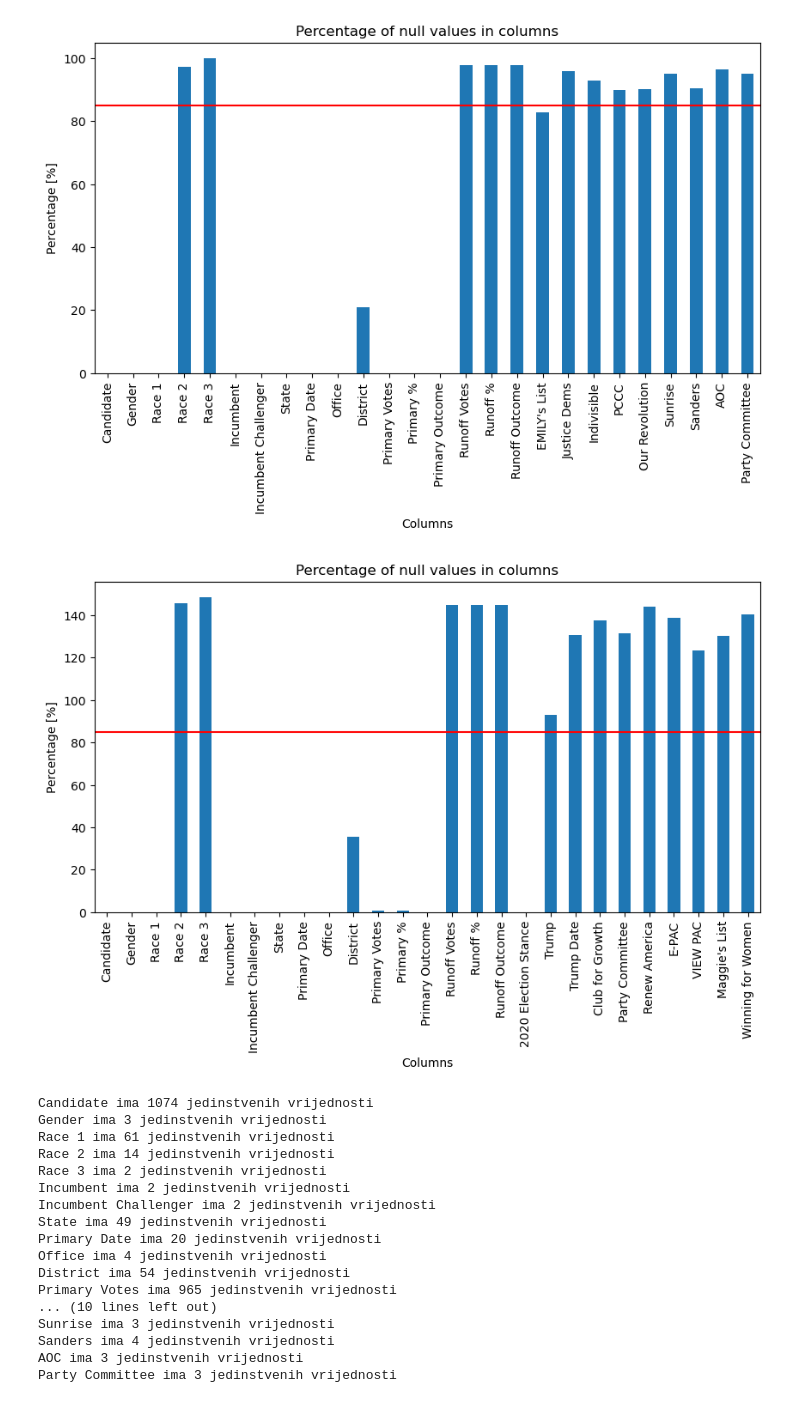
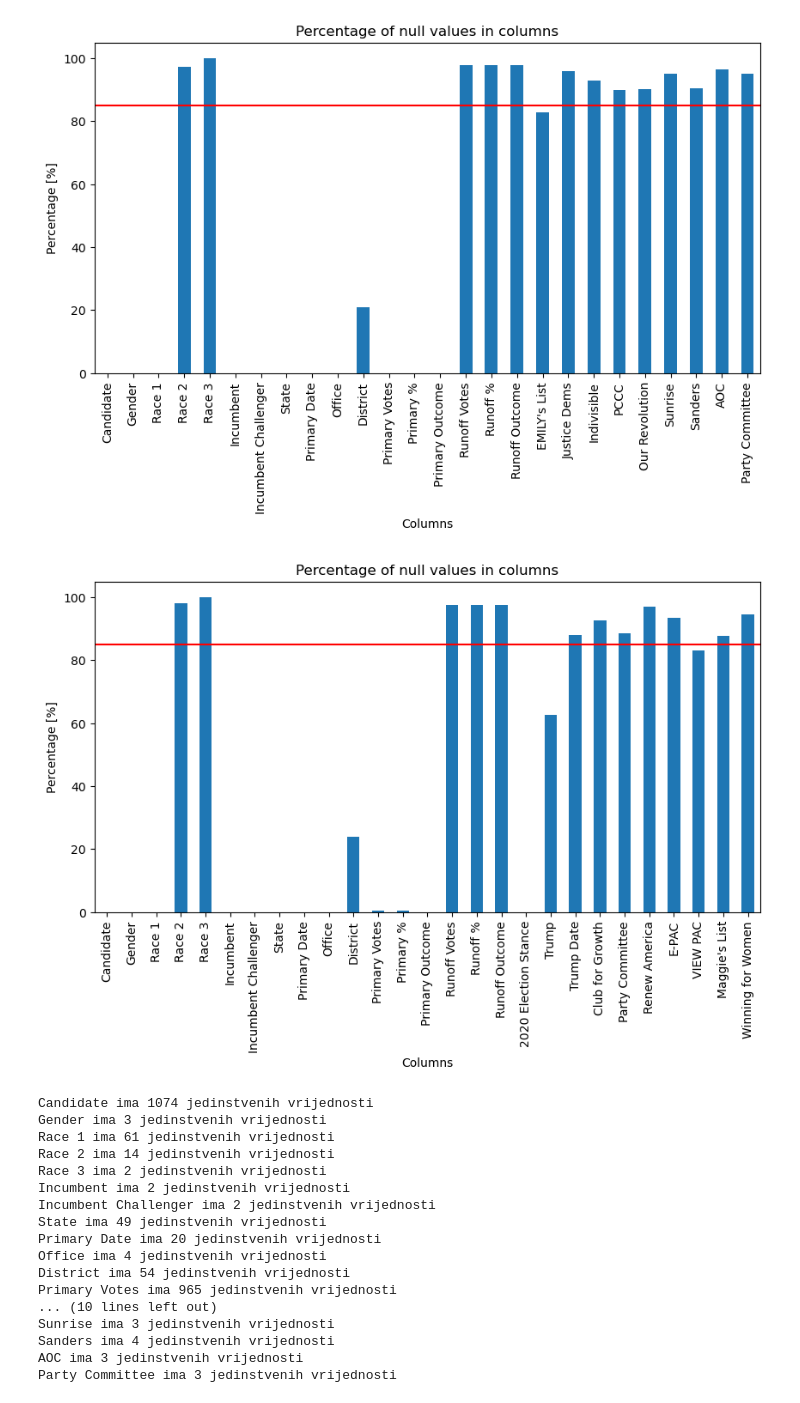
Before and after one commit to A3eko/Zavrsni-Projekat, a Jupyter notebook: zavrsni_projekat.ipynb, the cells around one changed output. Drawn from its saved outputs; the diff is of its cells as text; code cells hidden in the pictures.

```diff
--- a/zavrsni_projekat.ipynb
+++ b/zavrsni_projekat.ipynb
@@ -190,20 +190,20 @@ plt.axhline(y=85, color='red')
 plt.show()
 # %% [output]
 [figure]
-# %%
-# Procenat NULL vrijednosti u koloni
-null_percentages = (rep.isnull().sum() / len(dem)) * 100
-
-# Na grafiku cemo nacrtati i horizontalnu liniju na y=85%
-plt.figure(figsize=(10,5))
-null_percentages.plot(kind='bar')
-plt.title('Percentage of null values in columns')
-plt.xlabel('Columns')
-plt.ylabel('Percentage [%]')
-plt.axhline(y=85, color='red')
-plt.show()
-# %% [output]
-[figure, removed]
+# %%
+# Procenat NULL vrijednosti u koloni
+null_percentages = (rep.isnull().sum() / len(rep)) * 100
+
+# Na grafiku cemo nacrtati i horizontalnu liniju na y=85%
+plt.figure(figsize=(10,5))
+null_percentages.plot(kind='bar')
+plt.title('Percentage of null values in columns')
+plt.xlabel('Columns')
+plt.ylabel('Percentage [%]')
+plt.axhline(y=85, color='red')
+plt.show()
+# %% [output]
+[figure, added]
 # %%
 for x in dem.columns:
     #print(dem[x])
```
Also changed, not shown: parts of 43 cells of this notebook.
